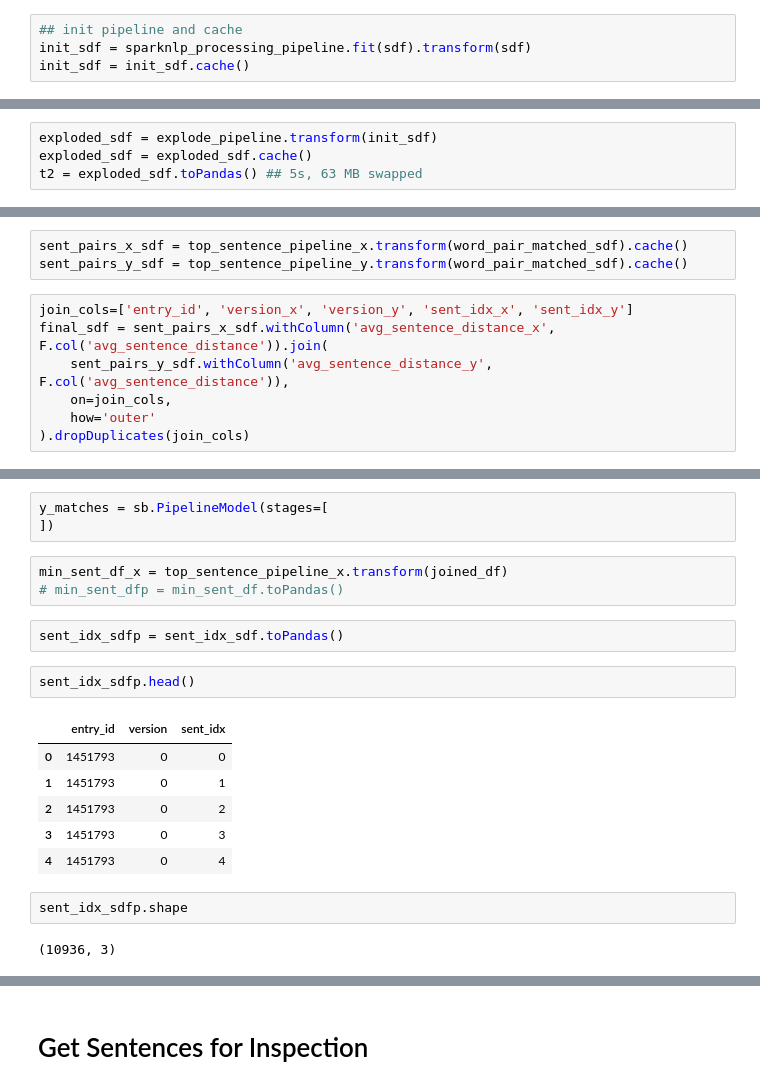
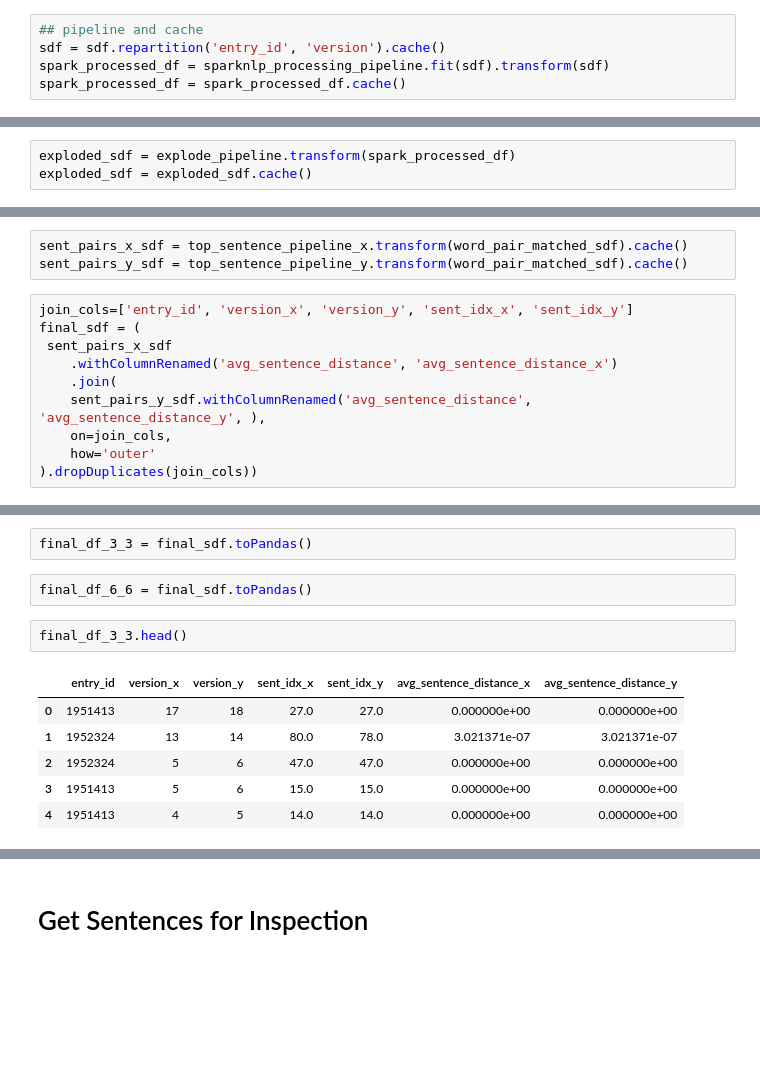
Before and after one commit to alex2awesome/edit-pathways, a Jupyter notebook: notebooks/2021-04-11_spark-nlp.ipynb, the cells around one changed output, grey strips where cells are left out. Drawn from its saved outputs; the diff is of its cells as text; blank space fills up the shorter version.

```diff
--- a/notebooks/2021-04-11_spark-nlp.ipynb
+++ b/notebooks/2021-04-11_spark-nlp.ipynb
@@ -285,4 +290,5 @@ similarity_pipeline = sb.Pipeline(stages=[
 # %%
-## init pipeline and cache
-init_sdf = sparknlp_processing_pipeline.fit(sdf).transform(sdf)
-init_sdf = init_sdf.cache()
+## pipeline and cache
+sdf = sdf.repartition('entry_id', 'version').cache()
+spark_processed_df = sparknlp_processing_pipeline.fit(sdf).transform(sdf)
+spark_processed_df = spark_processed_df.cache()
@@ -291,7 +295,6 @@ t = init_sdf.toPandas() ## 5s, no memory swapped
 # %%
-exploded_sdf = explode_pipeline.transform(init_sdf)
+exploded_sdf = explode_pipeline.transform(spark_processed_df)
 exploded_sdf = exploded_sdf.cache()
-t2 = exploded_sdf.toPandas() ## 5s, 63 MB swapped
 # %%
 similarity_model = similarity_pipeline.fit(exploded_sdf)
 sim_sdf = similarity_model.transform(exploded_sdf)
@@ -376,9 +349,12 @@ sent_pairs_x_sdf = top_sentence_pipeline_x.transform(word_pair_matched_sdf).cach
 sent_pairs_y_sdf = top_sentence_pipeline_y.transform(word_pair_matched_sdf).cache()
 # %%
 join_cols=['entry_id', 'version_x', 'version_y', 'sent_idx_x', 'sent_idx_y']
-final_sdf = sent_pairs_x_sdf.withColumn('avg_sentence_distance_x', F.col('avg_sentence_distance')).join(
-    sent_pairs_y_sdf.withColumn('avg_sentence_distance_y', F.col('avg_sentence_distance')),
+final_sdf = (
+ sent_pairs_x_sdf
+    .withColumnRenamed('avg_sentence_distance', 'avg_sentence_distance_x')
+    .join(
+    sent_pairs_y_sdf.withColumnRenamed('avg_sentence_distance', 'avg_sentence_distance_y', ),
     on=join_cols,
     how='outer'
-).dropDuplicates(join_cols)
+).dropDuplicates(join_cols))
 # %%
@@ -482,21 +362,13 @@ get_missing_y = (
-# %%
-y_matches = sb.PipelineModel(stages=[
-])
-# %%
-min_sent_df_x = top_sentence_pipeline_x.transform(joined_df)
-# min_sent_dfp = min_sent_df.toPandas()
-# %%
-sent_idx_sdfp = sent_idx_sdf.toPandas()
+# %%
+final_df_3_3 = final_sdf.toPandas()
+# %%
+final_df_6_6 = final_sdf.toPandas()
 # %%
-sent_idx_sdfp.head()
+final_df_3_3.head()
 # %% [output]
-|  | entry_id | version | sent_idx |
-| 0 | 1451793 | 0 | 0 |
-| 1 | 1451793 | 0 | 1 |
-| 2 | 1451793 | 0 | 2 |
-| 3 | 1451793 | 0 | 3 |
-| 4 | 1451793 | 0 | 4 |
+|  | entry_id | version_x | version_y | sent_idx_x | sent_idx_y | avg_sentence_distance_x | avg_sentence_distance_y |
+| 0 | 1951413 | 17 | 18 | 27.0 | 27.0 | 0.000000e+00 | 0.000000e+00 |
+| 1 | 1952324 | 13 | 14 | 80.0 | 78.0 | 3.021371e-07 | 3.021371e-07 |
+| 2 | 1952324 | 5 | 6 | 47.0 | 47.0 | 0.000000e+00 | 0.000000e+00 |
+| 3 | 1951413 | 5 | 6 | 15.0 | 15.0 | 0.000000e+00 | 0.000000e+00 |
+| 4 | 1951413 | 4 | 5 | 14.0 | 14.0 | 0.000000e+00 | 0.000000e+00 |
-# %%
-sent_idx_sdfp.shape
-# %% [output]
-(10936, 3)
```
Also changed, not shown: parts of 57 cells of this notebook.
